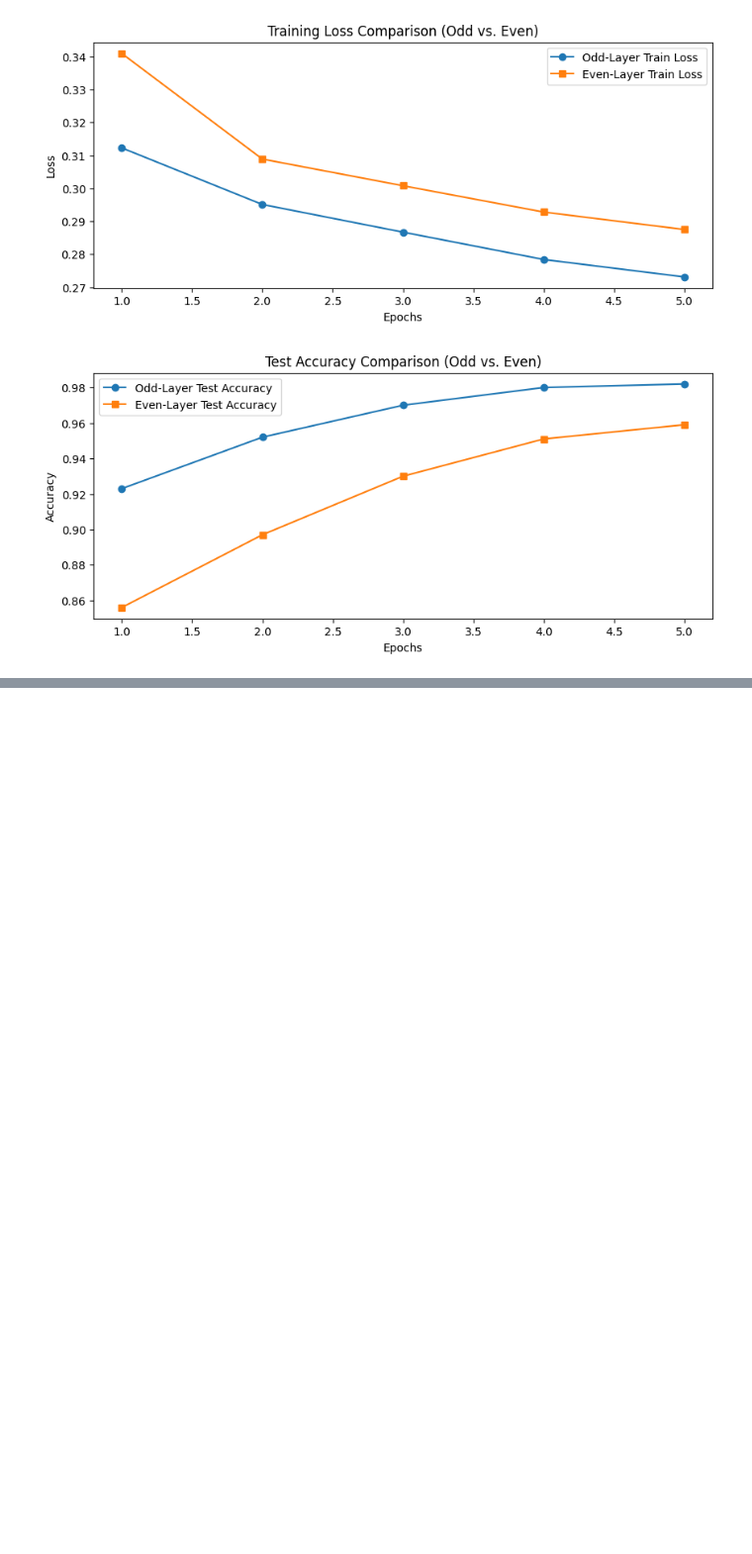
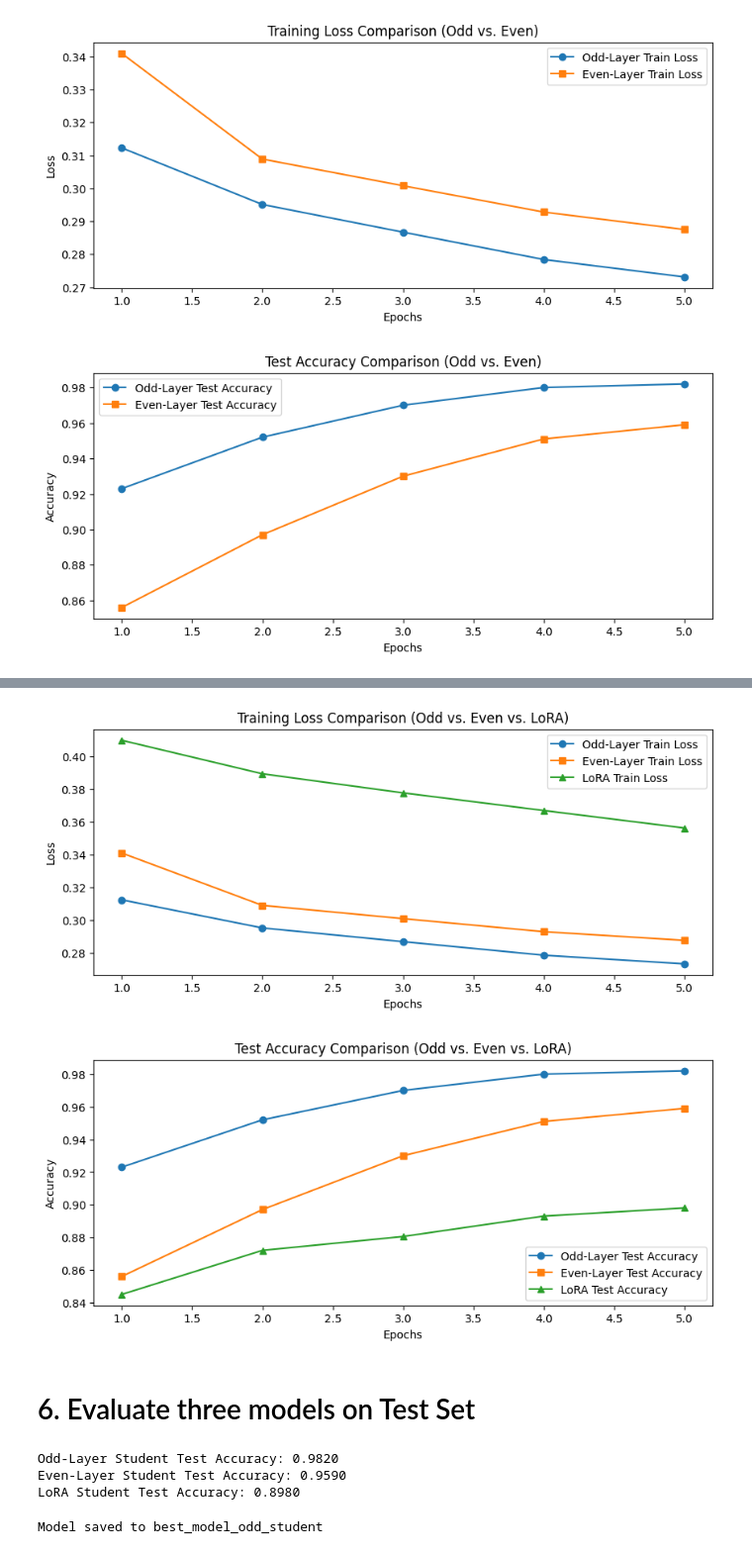
Before and after one commit to phuepwint-thwe/NLP_A7, a Jupyter notebook: A7_DistillvsLoRa.ipynb, the cells around one changed output, grey strips where cells are left out. Shown: that part at 99% size. Cells and saved outputs as stored; diff of their text form; code cells hidden in the pictures; blank space fills up the shorter version.

```diff
--- a/A7.ipynb
+++ b/A7_DistillvsLoRa.ipynb
@@ -470,0 +562,71 @@ plt.show()
+# %%
+epochs = [1, 2, 3, 4, 5]
+
+# Loss Trend
+plt.figure(figsize=(10,4))
+plt.plot(epochs, [0.3123, 0.2951, 0.2867, 0.2784, 0.2731], label="Odd-Layer Train Loss", marker="o")
+plt.plot(epochs, [0.3410, 0.3089, 0.3008, 0.2928, 0.2875], label="Even-Layer Train Loss", marker="s")
+plt.plot(epochs, [0.4100, 0.3895, 0.3778, 0.3670, 0.3563], label="LoRA Train Loss", marker="^")
+plt.xlabel("Epochs")
+plt.ylabel("Loss")
+plt.title("Training Loss Comparison (Odd vs. Even vs. LoRA)")
+plt.legend()
+plt.show()
+
+# Accuracy Trend
+plt.figure(figsize=(10,4))
+plt.plot(epochs, [0.9230, 0.9520, 0.9700, 0.9800, 0.9820], label="Odd-Layer Test Accuracy", marker="o")
+plt.plot(epochs, [0.8560, 0.8970, 0.9300, 0.9510, 0.9590], label="Even-Layer Test Accuracy", marker="s")
+plt.plot(epochs, [0.8450, 0.8720, 0.8805, 0.8930, 0.8980], label="LoRA Test Accuracy", marker="^")
+plt.xlabel("Epochs")
+plt.ylabel("Accuracy")
+plt.title("Test Accuracy Comparison (Odd vs. Even vs. LoRA)")
+plt.legend()
+plt.show()
+# %% [output]
+[figure, added]
+[figure, added]
+# %% [markdown]
+# 6. Evaluate three models on Test Set
+# %%
+# Load accuracy metric
+metric = evaluate.load("accuracy")
+
+def evaluate_model(model, model_name):
+    """
+    Evaluates the given model on the test dataset and prints accuracy.
+    """
+    model.eval()
+    eval_loss = 0
+
+    with torch.no_grad():
+        for batch in test_dataloader:
+            batch = {k: v.to(device) for k, v in batch.items()}
+            outputs = model(**batch)
+            predictions = outputs.logits.argmax(dim=-1)
+
+            metric.add_batch(predictions=predictions, references=batch["labels"])
+
+    eval_metric = metric.compute()
+    print(f"{model_name} Test Accuracy: {eval_metric['accuracy']:.4f}")
+    return eval_metric['accuracy']
+
+# Evaluate all models
+odd_student_acc = evaluate_model(student_model_odd, "Odd-Layer Student")
+even_student_acc = evaluate_model(student_model_even, "Even-Layer Student")
+lora_student_acc = evaluate_model(student_model_lora, "LoRA Student")
+# %% [output]
+Odd-Layer Student Test Accuracy: 0.9820
+Even-Layer Student Test Accuracy: 0.9590
+LoRA Student Test Accuracy: 0.8980
+# %%
+# Define model path
+MODEL_PATH = "best_model_odd_student"
+
+# Save model and tokenizer
+student_model_odd.save_pretrained(MODEL_PATH)
+tokenizer.save_pretrained(MODEL_PATH)
+
+print(f"Model saved to {MODEL_PATH}")
+# %% [output]
+Model saved to best_model_odd_student
```
Also changed, not shown: parts of 7 cells of this notebook, 2 other files.
